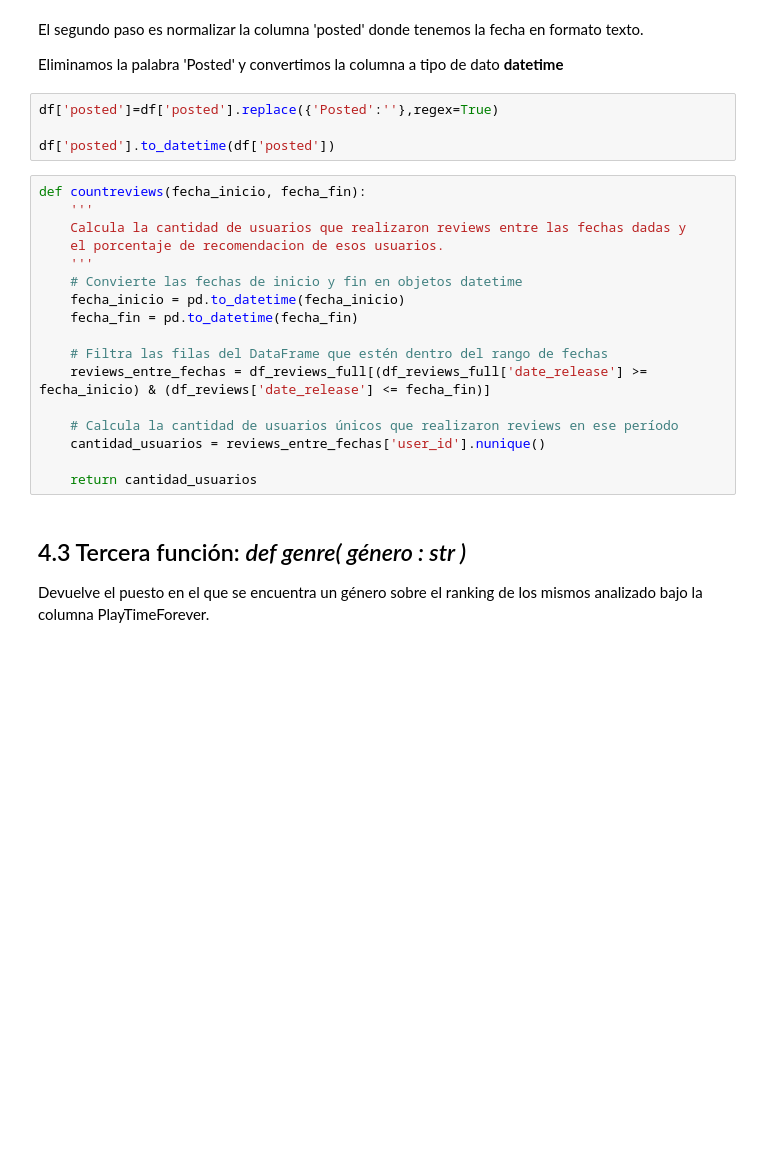
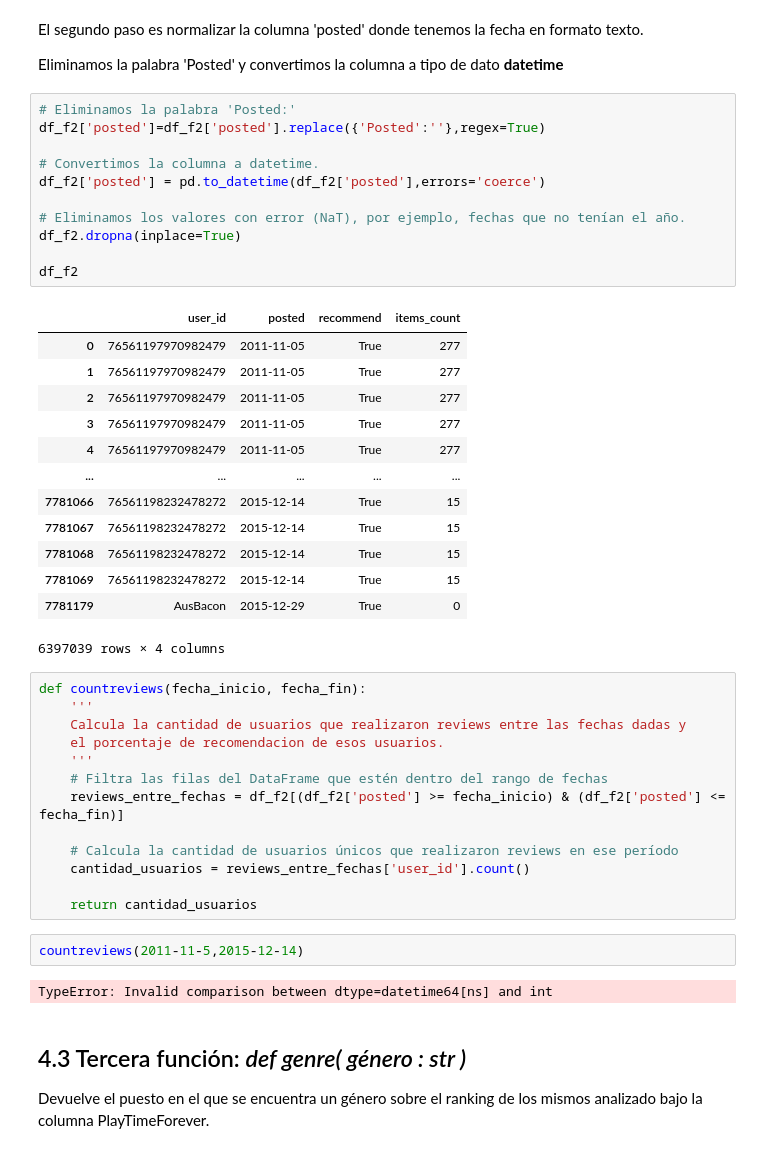
Before and after one commit to JPBertonee/PI_MLOps_Henry, a Jupyter notebook: Desarrollo.ipynb, the cells around one changed output. Drawn from its saved outputs; the diff is of its cells as text; blank space fills up the shorter version.

```diff
--- a/Desarrollo.ipynb
+++ b/Desarrollo.ipynb
@@ -490,27 +512,48 @@ Cantidad de usuarios que realizaron reviews entre las fechas dadas y, el porcent
 El segundo paso es normalizar la columna 'posted' donde tenemos la fecha en formato texto.
 
 Eliminamos la palabra 'Posted' y convertimos la columna a tipo de dato **datetime**
-# %%
-df['posted']=df['posted'].replace({'Posted':''},regex=True)
-
-df['posted'].to_datetime(df['posted'])
+# %%
+# Eliminamos la palabra 'Posted:'
+df_f2['posted']=df_f2['posted'].replace({'Posted':''},regex=True)
+
+# Convertimos la columna a datetime.
+df_f2['posted'] = pd.to_datetime(df_f2['posted'],errors='coerce')
+
+# Eliminamos los valores con error (NaT), por ejemplo, fechas que no tenían el año.
+df_f2.dropna(inplace=True)
+
+df_f2
+# %% [output]
+|  | user_id | posted | recommend | items_count |
+| 0 | 76561197970982479 | 2011-11-05 | True | 277 |
+| 1 | 76561197970982479 | 2011-11-05 | True | 277 |
+| 2 | 76561197970982479 | 2011-11-05 | True | 277 |
+| 3 | 76561197970982479 | 2011-11-05 | True | 277 |
+| 4 | 76561197970982479 | 2011-11-05 | True | 277 |
+| ... | ... | ... | ... | ... |
+| 7781066 | 76561198232478272 | 2015-12-14 | True | 15 |
+| 7781067 | 76561198232478272 | 2015-12-14 | True | 15 |
+| 7781068 | 76561198232478272 | 2015-12-14 | True | 15 |
+| 7781069 | 76561198232478272 | 2015-12-14 | True | 15 |
+| 7781179 | AusBacon | 2015-12-29 | True | 0 |
+6397039 rows × 4 columns
 # %%
 def countreviews(fecha_inicio, fecha_fin):
     '''
     Calcula la cantidad de usuarios que realizaron reviews entre las fechas dadas y
     el porcentaje de recomendacion de esos usuarios.
     '''
-    # Convierte las fechas de inicio y fin en objetos datetime
-    fecha_inicio = pd.to_datetime(fecha_inicio)
-    fecha_fin = pd.to_datetime(fecha_fin)
-
     # Filtra las filas del DataFrame que estén dentro del rango de fechas
-    reviews_entre_fechas = df_reviews_full[(df_reviews_full['date_release'] >= fecha_inicio) & (df_reviews['date_release'] <= fecha_fin)]
+    reviews_entre_fechas = df_f2[(df_f2['posted'] >= fecha_inicio) & (df_f2['posted'] <= fecha_fin)]
 
     # Calcula la cantidad de usuarios únicos que realizaron reviews en ese período
-    cantidad_usuarios = reviews_entre_fechas['user_id'].nunique()
+    cantidad_usuarios = reviews_entre_fechas['user_id'].count()
 
     return cantidad_usuarios
+# %%
+countreviews(2011-11-5,2015-12-14)
+# %% [output]
+TypeError: Invalid comparison between dtype=datetime64[ns] and int
 # %% [markdown]
 ## 4.3 Tercera función: *def genre( género : str )*
 
```
Also changed, not shown: parts of 3 cells of this notebook.
